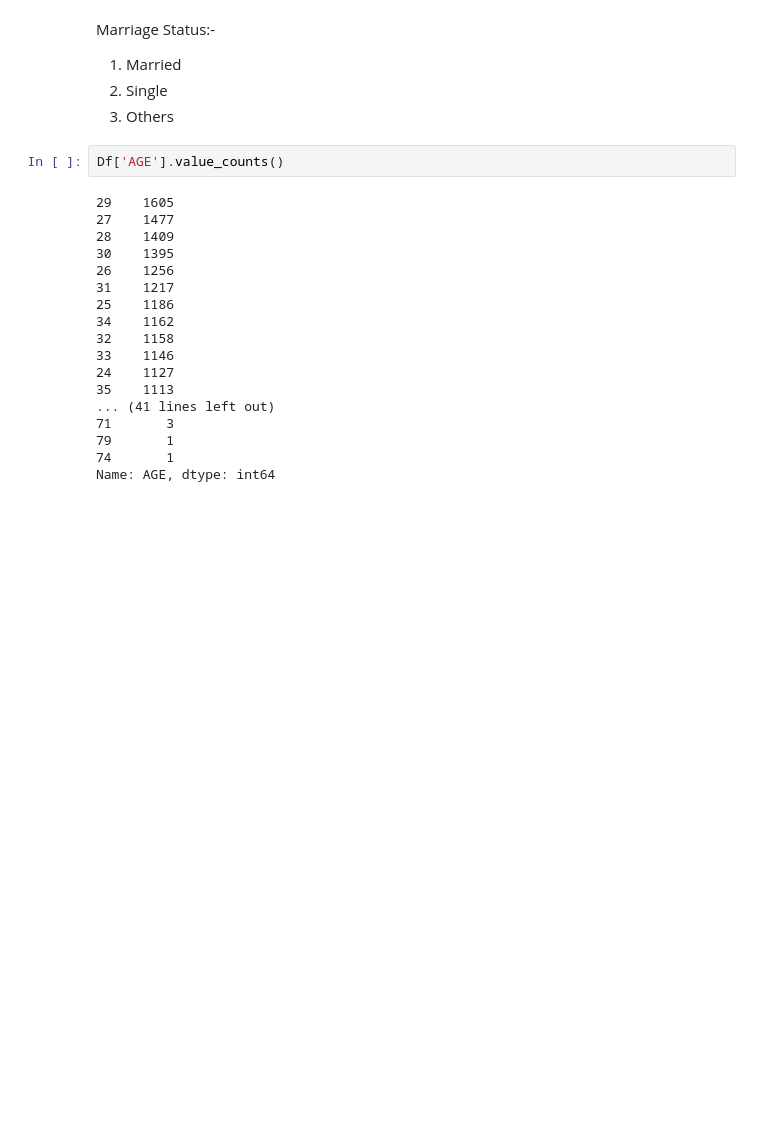
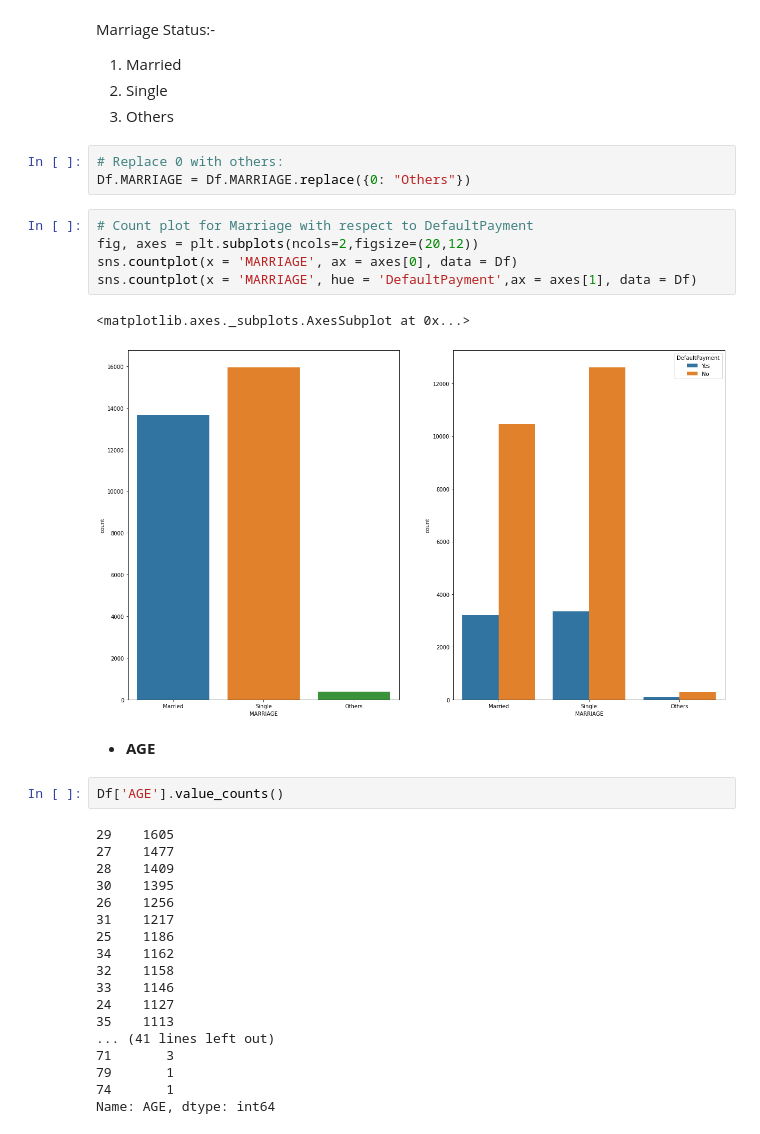
Before and after one commit to Yashwati-patel/Credit-Card-Default-Prediction, a Jupyter notebook: Final_Notebbok_of__Credit_Card_Default_Prediction.ipynb, the cells around one changed output. Cells and saved outputs as stored; diff of their text form; blank space fills up the shorter version.

```diff
--- a/Final_Notebbok_of__Credit_Card_Default_Prediction.ipynb
+++ b/Final_Notebbok_of__Credit_Card_Default_Prediction.ipynb
@@ -213,6 +236,21 @@ Marriage Status:-
 1.  Married
 2.  Single
 3.  Others
+# %%
+# Replace 0 with others:
+Df.MARRIAGE = Df.MARRIAGE.replace({0: "Others"})
+# %%
+# Count plot for Marriage with respect to DefaultPayment
+fig, axes = plt.subplots(ncols=2,figsize=(20,12))
+sns.countplot(x = 'MARRIAGE', ax = axes[0], data = Df)
+sns.countplot(x = 'MARRIAGE', hue = 'DefaultPayment',ax = axes[1], data = Df)
+# %% [output]
+<matplotlib.axes._subplots.AxesSubplot at 0x...>
+[figure, added]
+# %% [markdown]
+
+
+*  **AGE**
 # %%
 Df['AGE'].value_counts()
 # %% [output]
```
Also changed, not shown: parts of 27 cells of this notebook.
